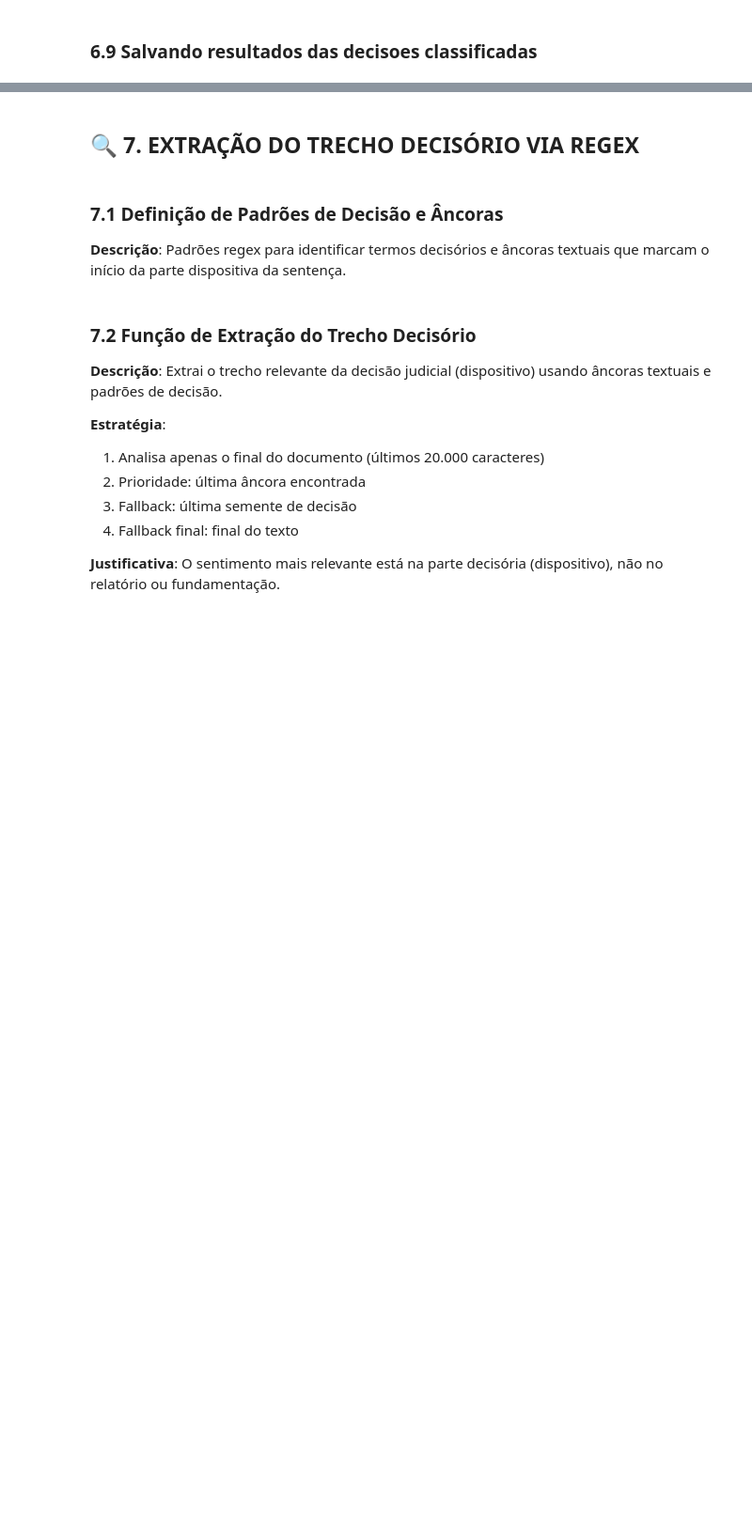
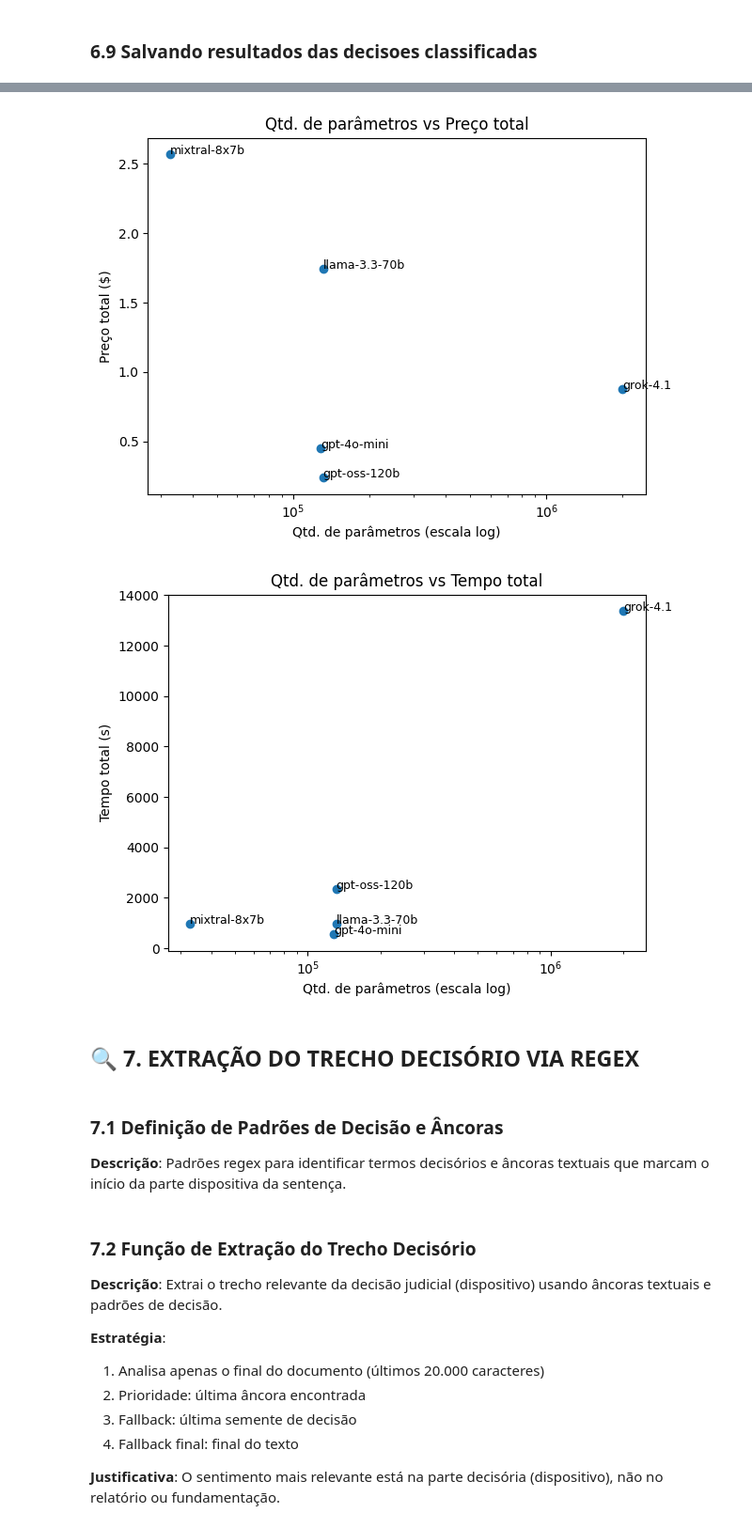
Before and after one commit to GiovanniBrigido/trabalho-final-deep-learning, a Jupyter notebook: Notebook_2_Analises.ipynb, the cells around one changed output, grey strips where cells are left out. Shown at 94% size. Saved outputs shown, nothing was run; the diff lists cells and outputs as text; code cells hidden in the pictures; blank space fills up the shorter version.

```diff
--- a/Notebook_2_Analises.ipynb
+++ b/Notebook_2_Analises.ipynb
@@ -977,3 +1239,63 @@ df.to_csv("decisoes_classificadas_cs_llm.csv", index=False, sep=";")
+# %%
+import pandas as pd
+import matplotlib.pyplot as plt
+
+# df = pd.read_csv("open_router_estatisticas.csv")  # se ainda não tiver carregado
+
+mapa_nomes = {
+    "x-ai/grok-4.1-fast": "grok-4.1",
+    "openai/gpt-4o-mini": "gpt-4o-mini",
+    "openai/gpt-oss-120b": "gpt-oss-120b",
+    "meta-llama/llama-3.3-70b-instruct": "llama-3.3-70b",
+    "mistralai/mixtral-8x7b-instruct": "mixtral-8x7b",  # (se quiser manter)
+}
+
+# Garantir numéricos
+for col in ["parametros", "preco_total", "tempo_total_s", "tempo_total_ms"]:
+    if col in df.columns:
+        df[col] = pd.to_numeric(df[col], errors="coerce")
+
+df["tempo_total"] = df["tempo_total_s"]
+
+# Criar nome curto (fallback: pega o que vem depois da barra)
+df["modelo_curto"] = df["model_permaslug"].map(mapa_nomes)
+
+base = df.dropna(subset=["parametros", "preco_total", "tempo_total"]).copy()
+
+# -------------------------
+# Gráfico: Parâmetros vs Preço total
+# -------------------------
+plt.figure()
+plt.scatter(base["parametros"], base["preco_total"])
+
+for _, r in base.iterrows():
+    plt.annotate(r["modelo_curto"], (r["parametros"], r["preco_total"]), fontsize=9)
+
+plt.xscale("log")
+plt.xlabel("Qtd. de parâmetros (escala log)")
+plt.ylabel("Preço total ($)")
+plt.title("Qtd. de parâmetros vs Preço total")
+plt.tight_layout()
+plt.show()
+
+# -------------------------
+# Gráfico: Parâmetros vs Tempo total
+# -------------------------
+plt.figure()
+plt.scatter(base["parametros"], base["tempo_total"])
+
+for _, r in base.iterrows():
+    plt.annotate(r["modelo_curto"], (r["parametros"], r["tempo_total"]), fontsize=9)
+
+plt.xscale("log")
+plt.xlabel("Qtd. de parâmetros (escala log)")
+plt.ylabel(f"Tempo total ({unidade_tempo})")
+plt.title("Qtd. de parâmetros vs Tempo total")
+plt.tight_layout()
+plt.show()
+# %% [output]
+[figure, added]
+[figure, added]
 # %% [markdown]
 ## 🔍 7. EXTRAÇÃO DO TRECHO DECISÓRIO VIA REGEX
 # %% [markdown]
```
Also changed, not shown: parts of 95 cells of this notebook, 42 other files.
